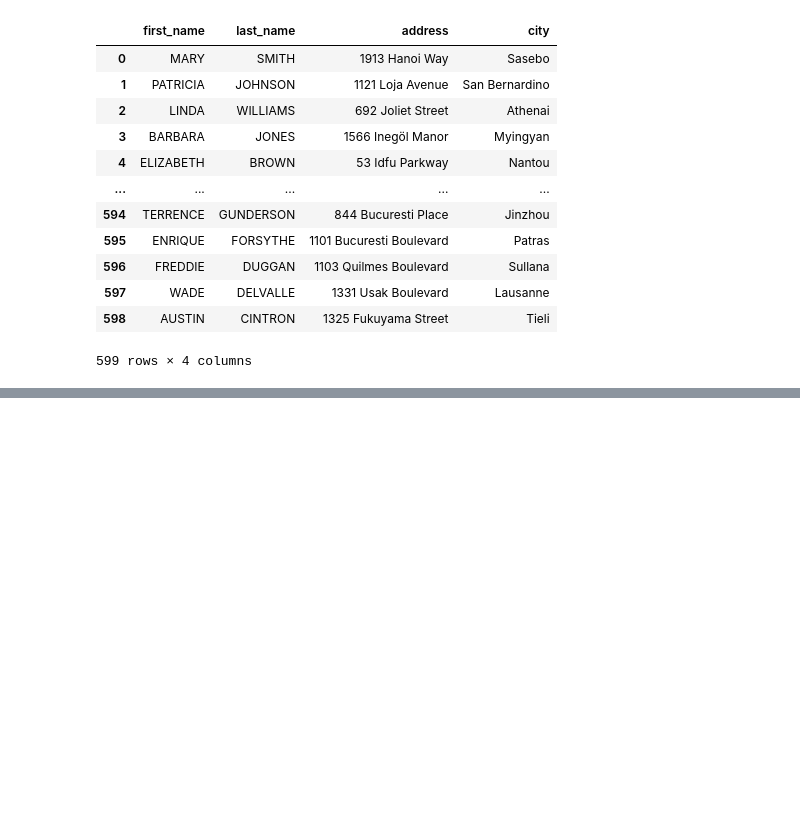
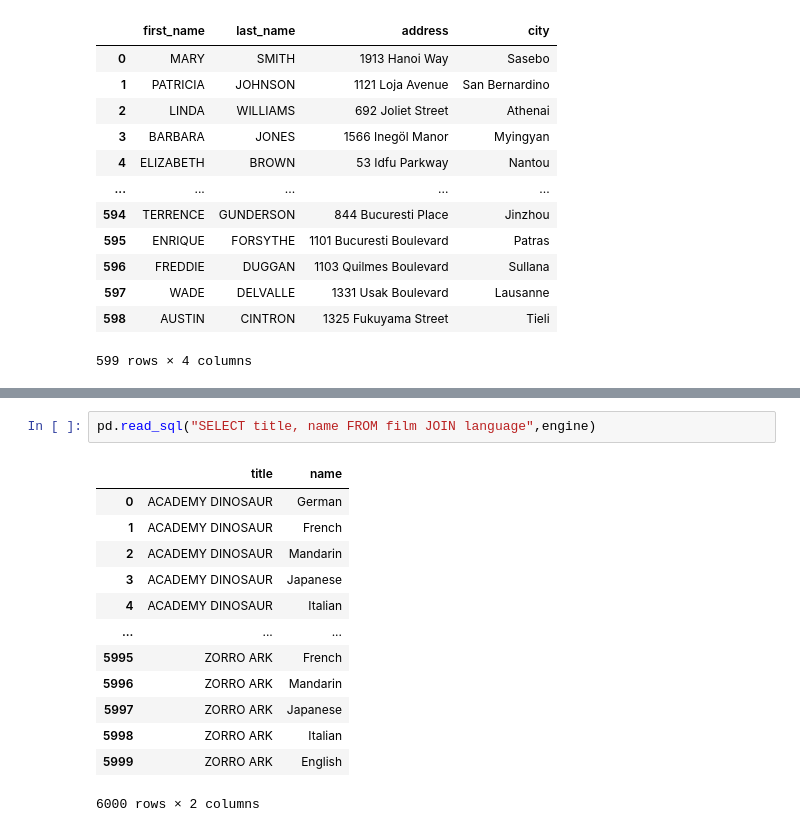
Before and after one commit to preciii7/practica_programacion, a Jupyter notebook: sql/ejercicios_sakila.ipynb, the cells around one changed output, grey strips where cells are left out. Saved outputs shown, nothing was run; the diff lists cells and outputs as text; blank space fills up the shorter version.

```diff
--- a/sql/ejercicios_sakila.ipynb
+++ b/sql/ejercicios_sakila.ipynb
@@ -556,0 +583,16 @@ pd.read_sql("SELECT first_name, last_name, address, city FROM customer JOIN addr
+# %%
+pd.read_sql("SELECT title, name FROM film JOIN language",engine)
+# %% [output]
+|  | title | name |
+| 0 | ACADEMY DINOSAUR | German |
+| 1 | ACADEMY DINOSAUR | French |
+| 2 | ACADEMY DINOSAUR | Mandarin |
+| 3 | ACADEMY DINOSAUR | Japanese |
+| 4 | ACADEMY DINOSAUR | Italian |
+| ... | ... | ... |
+| 5995 | ZORRO ARK | French |
+| 5996 | ZORRO ARK | Mandarin |
+| 5997 | ZORRO ARK | Japanese |
+| 5998 | ZORRO ARK | Italian |
+| 5999 | ZORRO ARK | English |
+6000 rows × 2 columns
```
Also changed, not shown: parts of 2 cells of this notebook.
